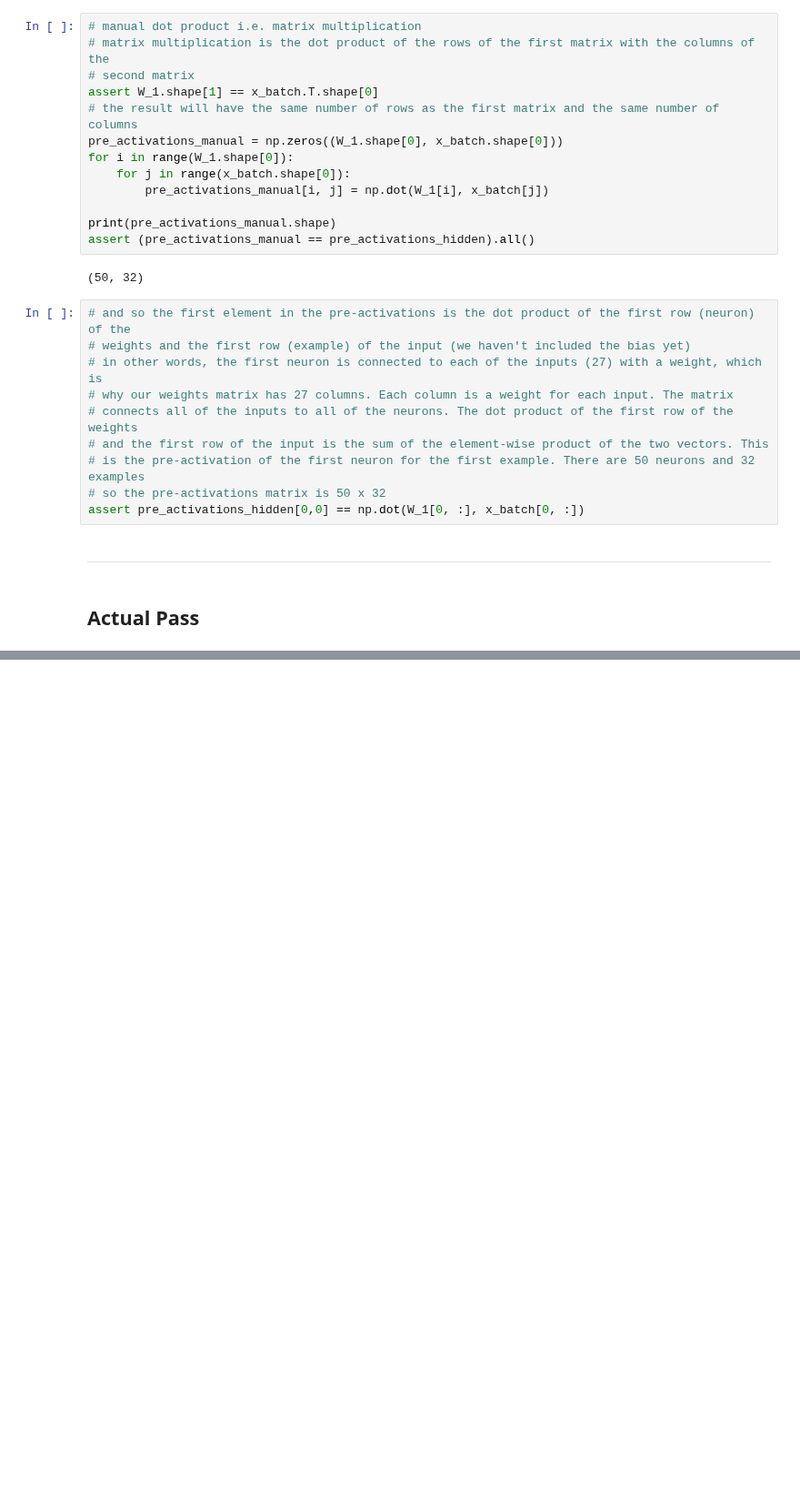
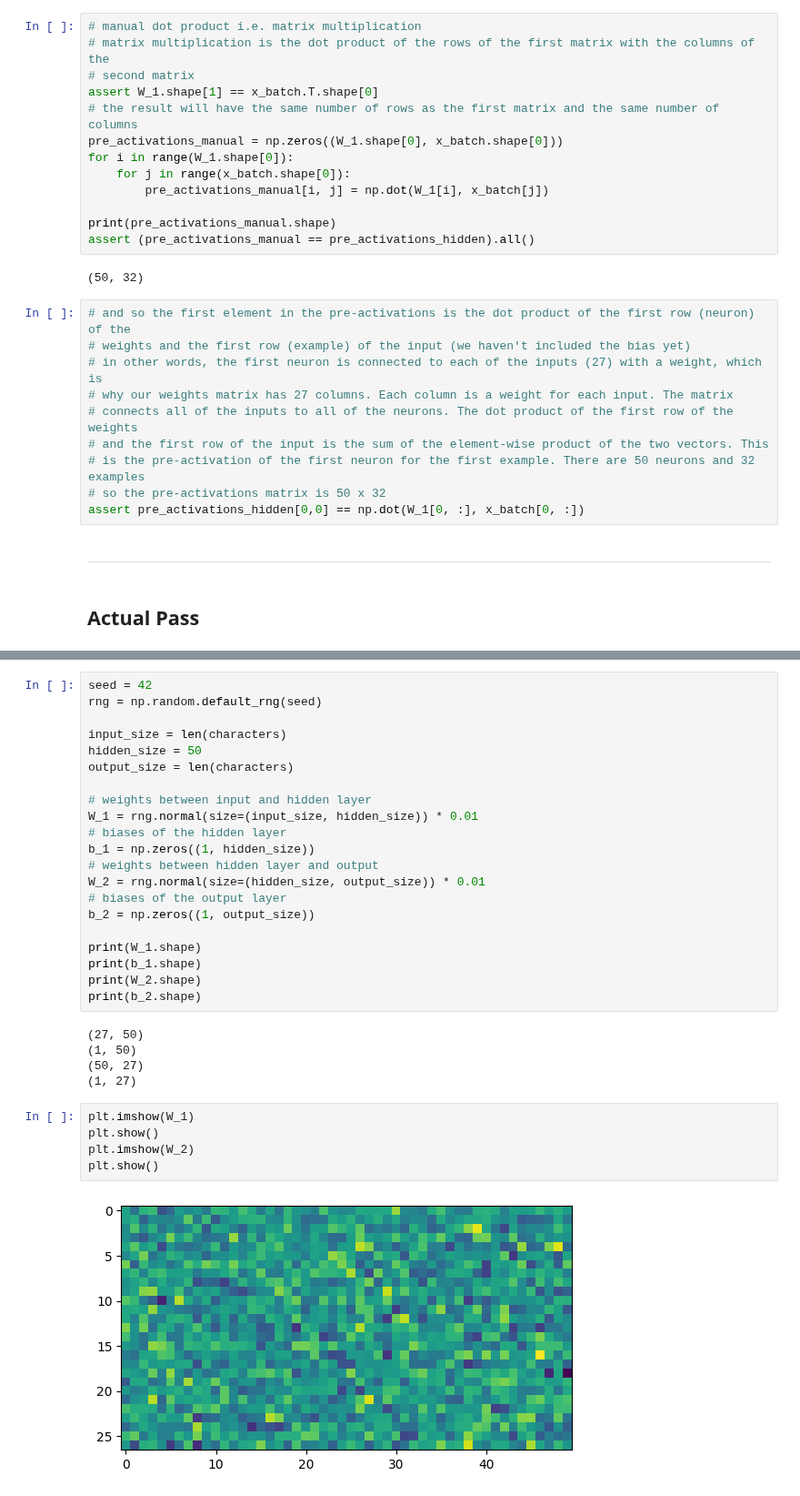
Before and after one commit to shane-kercheval/neural-networks, a Jupyter notebook: multilayer_perceptron/python.ipynb, the cells around one changed output, grey strips where cells are left out. Shown at 91% size. Cells and saved outputs as stored; diff of their text form; blank space fills up the shorter version.

```diff
--- a/multilayer_perceptron/python.ipynb
+++ b/multilayer_perceptron/python.ipynb
@@ -215,0 +551,33 @@ print(f"({W_2.shape} @ {A_1.shape}) + {b_2.shape} = ({A_2.shape})")
+# %%
+seed = 42
+rng = np.random.default_rng(seed)
+
+input_size = len(characters)
+hidden_size = 50
+output_size = len(characters)
+
+# weights between input and hidden layer
+W_1 = rng.normal(size=(input_size, hidden_size)) * 0.01
+# biases of the hidden layer
+b_1 = np.zeros((1, hidden_size))
+# weights between hidden layer and output
+W_2 = rng.normal(size=(hidden_size, output_size)) * 0.01
+# biases of the output layer
+b_2 = np.zeros((1, output_size))
+
+print(W_1.shape)
+print(b_1.shape)
+print(W_2.shape)
+print(b_2.shape)
+# %% [output]
+(27, 50)
+(1, 50)
+(50, 27)
+(1, 27)
+# %%
+plt.imshow(W_1)
+plt.show()
+plt.imshow(W_2)
+plt.show()
+# %% [output]
+[figure, added]
```
Also changed, not shown: parts of 18 cells of this notebook.
